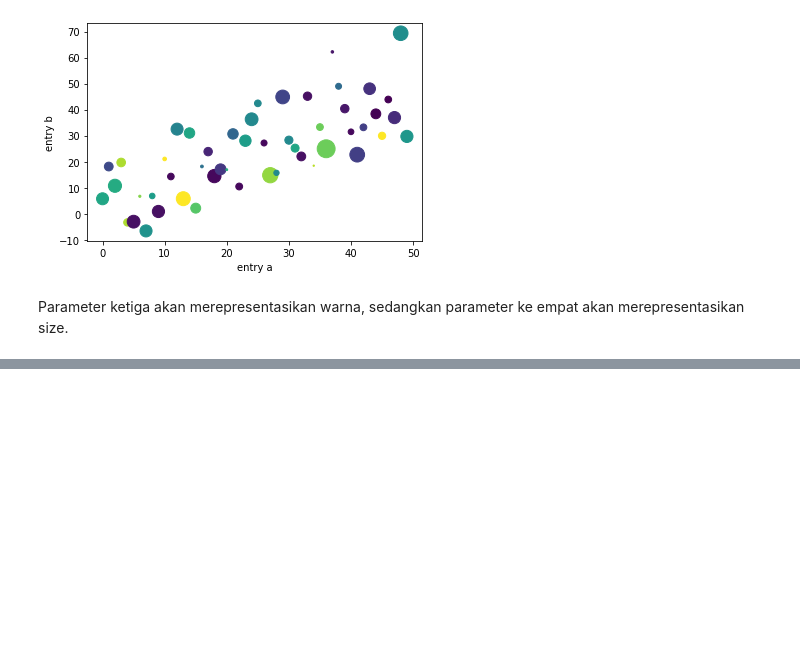
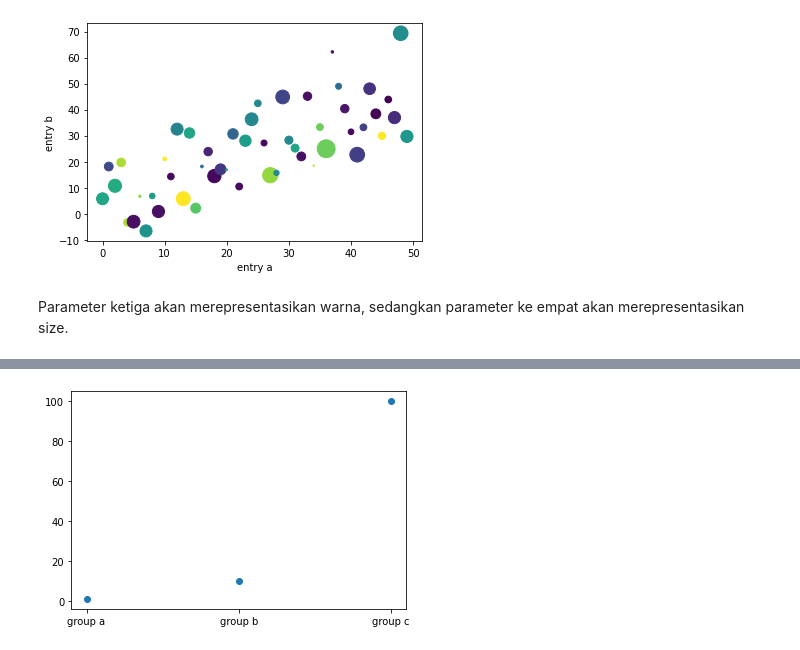
Before and after one commit to medievalgoose/matplotlib, a Jupyter notebook: Matplotlib-Week2.ipynb, the cells around one changed output, grey strips where cells are left out. Cells and saved outputs as stored; diff of their text form; code cells hidden in the pictures; blank space fills up the shorter version.

```diff
--- a/Matplotlib-Week2.ipynb
+++ b/Matplotlib-Week2.ipynb
@@ -140,0 +155,5 @@ Parameter ketiga akan merepresentasikan warna, sedangkan parameter ke empat akan
+# %%
+plt.scatter(names, values)
+plt.show()
+# %% [output]
+[figure, added]
```
Also changed, not shown: parts of 7 cells of this notebook.
